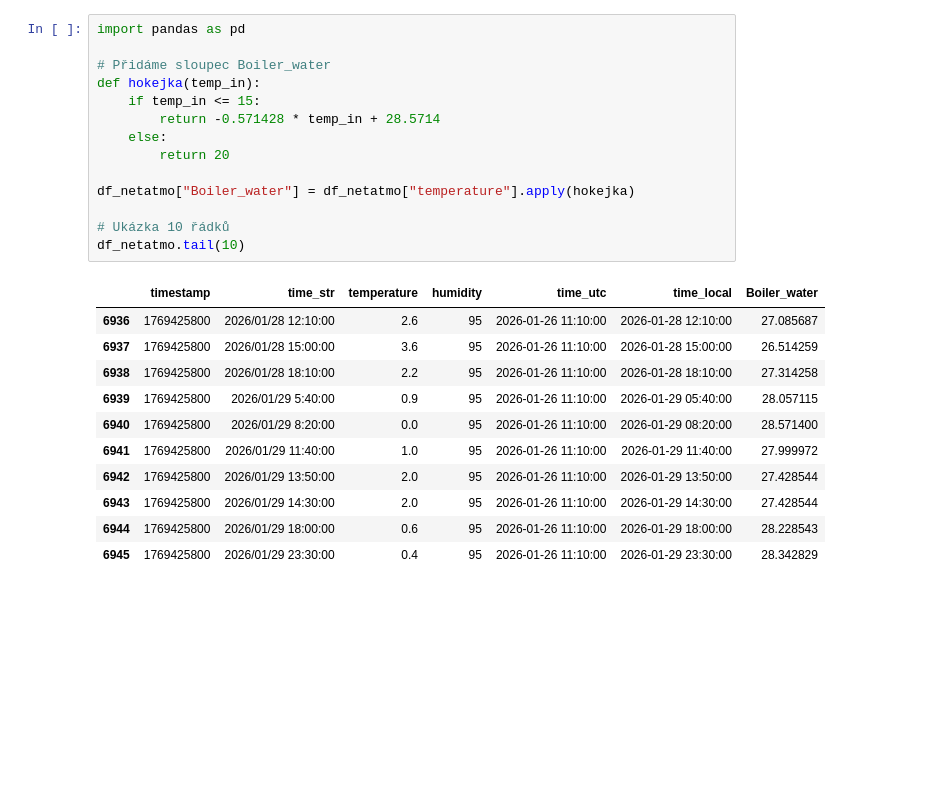
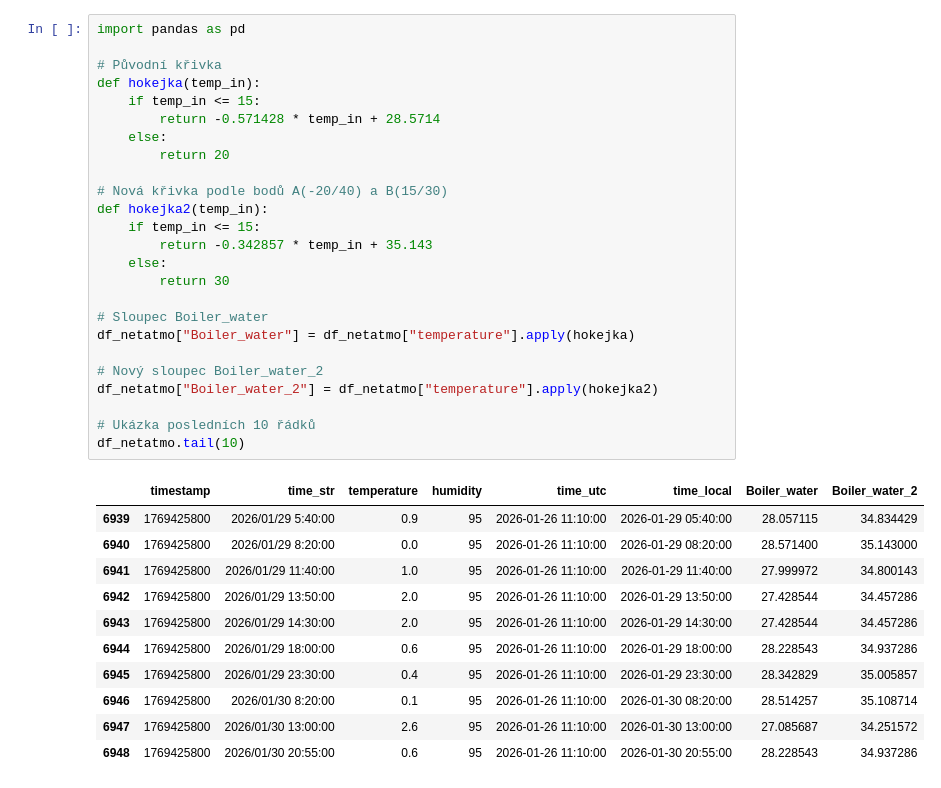
Before and after one commit to MarekCoderslab/Teploty_kotle, a Jupyter notebook: Teplota_kotle.ipynb, the cells around one changed output. Saved outputs shown, nothing was run; the diff lists cells and outputs as text; blank space fills up the shorter version.

```diff
--- a/Teplota_kotle.ipynb
+++ b/Teplota_kotle.ipynb
@@ -100,29 +114,40 @@ plt.savefig("Equit_graf.png")
 # %%
 import pandas as pd
 
-# Přidáme sloupec Boiler_water
+# Původní křivka
 def hokejka(temp_in):
     if temp_in <= 15:
         return -0.571428 * temp_in + 28.5714
     else:
         return 20
 
+# Nová křivka podle bodů A(-20/40) a B(15/30)
+def hokejka2(temp_in):
+    if temp_in <= 15:
+        return -0.342857 * temp_in + 35.143
+    else:
+        return 30
+
+# Sloupec Boiler_water
 df_netatmo["Boiler_water"] = df_netatmo["temperature"].apply(hokejka)
 
-# Ukázka 10 řádků
+# Nový sloupec Boiler_water_2
+df_netatmo["Boiler_water_2"] = df_netatmo["temperature"].apply(hokejka2)
+
+# Ukázka posledních 10 řádků
 df_netatmo.tail(10)
 # %% [output]
-|  | timestamp | time_str | temperature | humidity | time_utc | time_local | Boiler_water |
-| 6936 | 1769425800 | 2026/01/28 12:10:00 | 2.6 | 95 | 2026-01-26 11:10:00 | 2026-01-28 12:10:00 | 27.085687 |
-| 6937 | 1769425800 | 2026/01/28 15:00:00 | 3.6 | 95 | 2026-01-26 11:10:00 | 2026-01-28 15:00:00 | 26.514259 |
-| 6938 | 1769425800 | 2026/01/28 18:10:00 | 2.2 | 95 | 2026-01-26 11:10:00 | 2026-01-28 18:10:00 | 27.314258 |
-| 6939 | 1769425800 | 2026/01/29 5:40:00 | 0.9 | 95 | 2026-01-26 11:10:00 | 2026-01-29 05:40:00 | 28.057115 |
-| 6940 | 1769425800 | 2026/01/29 8:20:00 | 0.0 | 95 | 2026-01-26 11:10:00 | 2026-01-29 08:20:00 | 28.571400 |
-| 6941 | 1769425800 | 2026/01/29 11:40:00 | 1.0 | 95 | 2026-01-26 11:10:00 | 2026-01-29 11:40:00 | 27.999972 |
-| 6942 | 1769425800 | 2026/01/29 13:50:00 | 2.0 | 95 | 2026-01-26 11:10:00 | 2026-01-29 13:50:00 | 27.428544 |
-| 6943 | 1769425800 | 2026/01/29 14:30:00 | 2.0 | 95 | 2026-01-26 11:10:00 | 2026-01-29 14:30:00 | 27.428544 |
-| 6944 | 1769425800 | 2026/01/29 18:00:00 | 0.6 | 95 | 2026-01-26 11:10:00 | 2026-01-29 18:00:00 | 28.228543 |
-| 6945 | 1769425800 | 2026/01/29 23:30:00 | 0.4 | 95 | 2026-01-26 11:10:00 | 2026-01-29 23:30:00 | 28.342829 |
+|  | timestamp | time_str | temperature | humidity | time_utc | time_local | Boiler_water | Boiler_water_2 |
+| 6939 | 1769425800 | 2026/01/29 5:40:00 | 0.9 | 95 | 2026-01-26 11:10:00 | 2026-01-29 05:40:00 | 28.057115 | 34.834429 |
+| 6940 | 1769425800 | 2026/01/29 8:20:00 | 0.0 | 95 | 2026-01-26 11:10:00 | 2026-01-29 08:20:00 | 28.571400 | 35.143000 |
+| 6941 | 1769425800 | 2026/01/29 11:40:00 | 1.0 | 95 | 2026-01-26 11:10:00 | 2026-01-29 11:40:00 | 27.999972 | 34.800143 |
+| 6942 | 1769425800 | 2026/01/29 13:50:00 | 2.0 | 95 | 2026-01-26 11:10:00 | 2026-01-29 13:50:00 | 27.428544 | 34.457286 |
+| 6943 | 1769425800 | 2026/01/29 14:30:00 | 2.0 | 95 | 2026-01-26 11:10:00 | 2026-01-29 14:30:00 | 27.428544 | 34.457286 |
+| 6944 | 1769425800 | 2026/01/29 18:00:00 | 0.6 | 95 | 2026-01-26 11:10:00 | 2026-01-29 18:00:00 | 28.228543 | 34.937286 |
+| 6945 | 1769425800 | 2026/01/29 23:30:00 | 0.4 | 95 | 2026-01-26 11:10:00 | 2026-01-29 23:30:00 | 28.342829 | 35.005857 |
+| 6946 | 1769425800 | 2026/01/30 8:20:00 | 0.1 | 95 | 2026-01-26 11:10:00 | 2026-01-30 08:20:00 | 28.514257 | 35.108714 |
+| 6947 | 1769425800 | 2026/01/30 13:00:00 | 2.6 | 95 | 2026-01-26 11:10:00 | 2026-01-30 13:00:00 | 27.085687 | 34.251572 |
+| 6948 | 1769425800 | 2026/01/30 20:55:00 | 0.6 | 95 | 2026-01-26 11:10:00 | 2026-01-30 20:55:00 | 28.228543 | 34.937286 |
 # %%
 import matplotlib.pyplot as plt
 import matplotlib.dates as mdates
```
Also changed, not shown: parts of 8 cells of this notebook, 6 other files.
